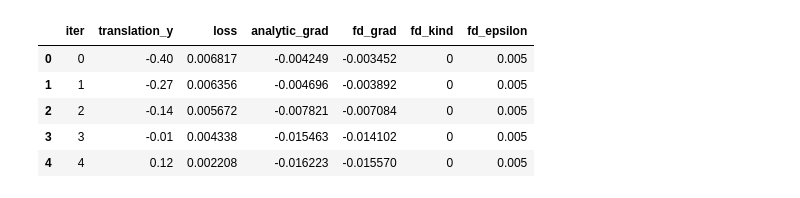
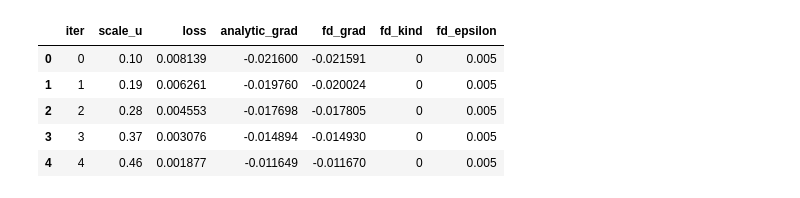
Before and after one commit to M-Gjerde/DifferentiablePointRendering, a Jupyter notebook: python/finite_difference/notebook_scatter.ipynb, the cells around one changed output. Saved outputs shown, nothing was run; the diff lists cells and outputs as text; code cells hidden in the pictures.

Commit message:
Added surface X scale parameters

```diff
--- a/python/finite_difference/notebook_scatter.ipynb
+++ b/python/finite_difference/notebook_scatter.ipynb
@@ -1,31 +1,31 @@
 # %%
 import pandas as pd
 from pathlib import Path
 
 test = "0"
-index = "6"
-parameter= "translation_y"
-scene = "cornell"
+index = "0"
+parameter= "scale_u"
+scene = "empty"
 camera = "camera1"
 csv_path = Path(f"Output/{scene}/{parameter}/{index}/{test}/{camera}_{parameter}_sweep.csv")
 
 if not csv_path.exists():
     raise FileNotFoundError(f"CSV file not found: {csv_path}")
 
 df = pd.read_csv(csv_path)
 
 required_columns = {f"{parameter}", "loss", "analytic_grad", "fd_grad"}
 if not required_columns.issubset(df.columns):
     raise RuntimeError(f"CSV must contain columns: {required_columns}")
 
 df.head()
 # %% [output]
-|  | iter | translation_y | loss | analytic_grad | fd_grad | fd_kind | fd_epsilon |
-| 0 | 0 | -0.40 | 0.006817 | -0.004249 | -0.003452 | 0 | 0.005 |
-| 1 | 1 | -0.27 | 0.006356 | -0.004696 | -0.003892 | 0 | 0.005 |
-| 2 | 2 | -0.14 | 0.005672 | -0.007821 | -0.007084 | 0 | 0.005 |
-| 3 | 3 | -0.01 | 0.004338 | -0.015463 | -0.014102 | 0 | 0.005 |
-| 4 | 4 | 0.12 | 0.002208 | -0.016223 | -0.015570 | 0 | 0.005 |
+|  | iter | scale_u | loss | analytic_grad | fd_grad | fd_kind | fd_epsilon |
+| 0 | 0 | 0.10 | 0.008139 | -0.021600 | -0.021591 | 0 | 0.005 |
+| 1 | 1 | 0.19 | 0.006261 | -0.019760 | -0.020024 | 0 | 0.005 |
+| 2 | 2 | 0.28 | 0.004553 | -0.017698 | -0.017805 | 0 | 0.005 |
+| 3 | 3 | 0.37 | 0.003076 | -0.014894 | -0.014930 | 0 | 0.005 |
+| 4 | 4 | 0.46 | 0.001877 | -0.011649 | -0.011670 | 0 | 0.005 |
 # %%
 
 import matplotlib.pyplot as plt
```
Also changed, not shown: parts of 7 cells of this notebook, 4 other files.
